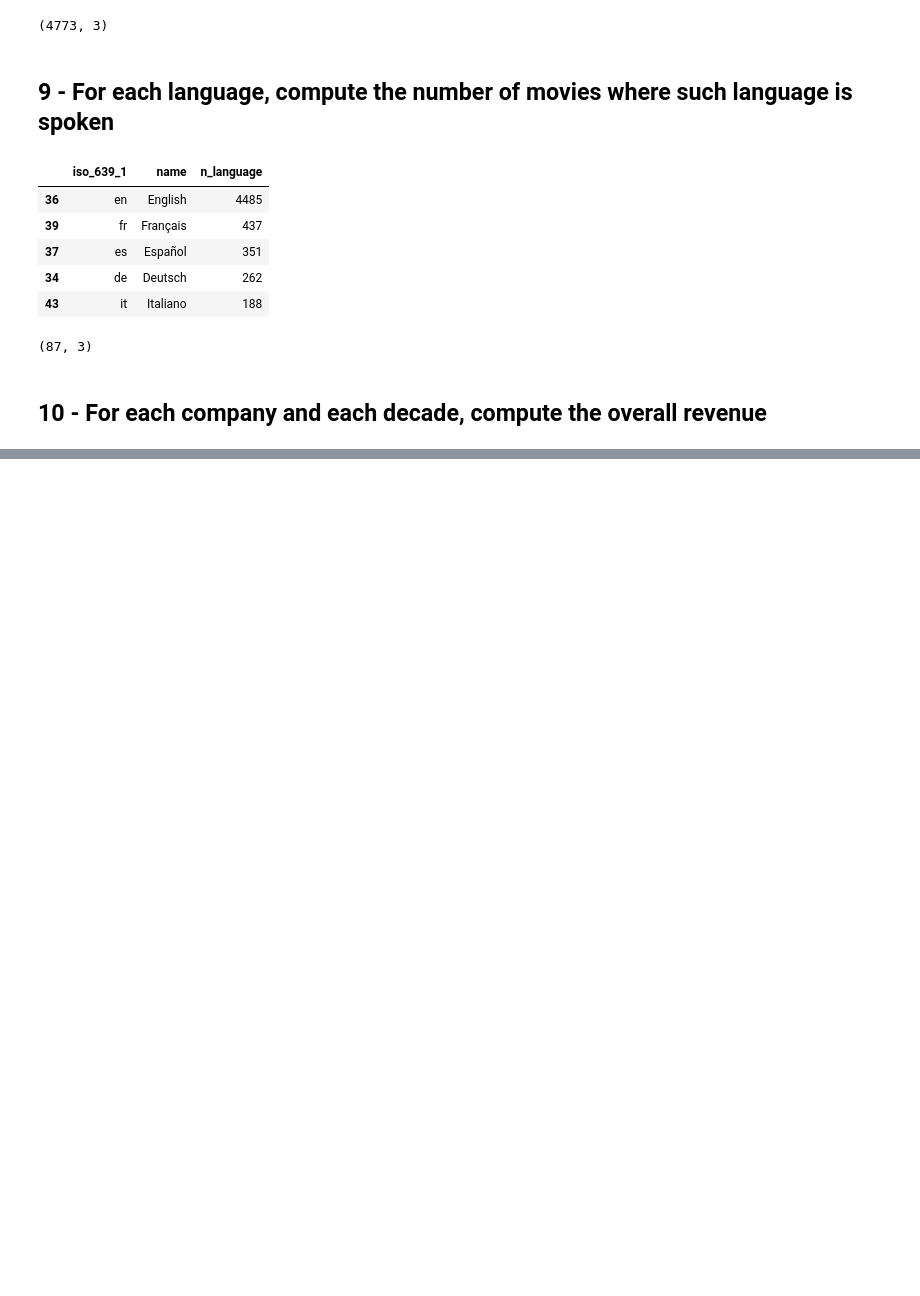
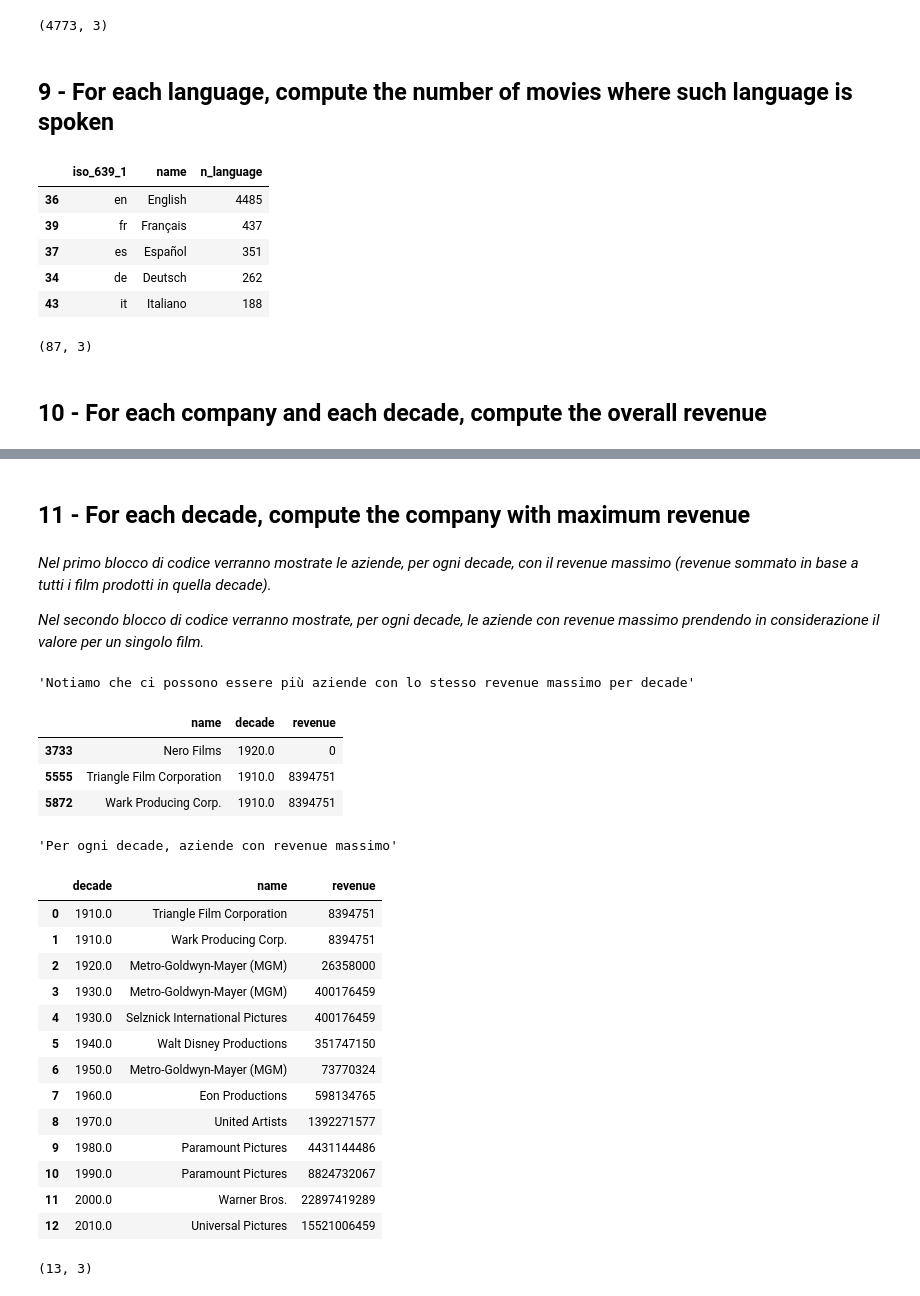
Before and after one commit to mat0692/FCS, a Jupyter notebook: Project FCS.ipynb, the cells around one changed output, grey strips where cells are left out. Cells and saved outputs as stored; diff of their text form; code cells hidden in the pictures; blank space fills up the shorter version.

```diff
--- a/Project FCS.ipynb
+++ b/Project FCS.ipynb
@@ -376,0 +397,36 @@ display(n_language[['iso_639_1', 'name', 'n_language']].sort_values("n_language"
+# %% [markdown]
+## 11 - For each decade, compute the company with maximum revenue
+# %% [markdown]
+*Nel primo blocco di codice verranno mostrate le aziende, per ogni decade, con il revenue massimo (revenue sommato in base a tutti i film prodotti in quella decade).*
+
+*Nel secondo blocco di codice verranno mostrate, per ogni decade, le aziende con revenue massimo prendendo in considerazione il valore per un singolo film.*
+# %%
+max_rev = overall.groupby('decade')['revenue'].max().reset_index() # vediamo massimo per ogni decade, siccome ce ne può essere più di uno per decade
+max_rev = pd.merge(max_rev, overall, on = ['decade', 'revenue'])[['decade', 'name', 'revenue']] # mergiamo per trovare tutte le aziende con lo stesso max per decade
+display("Notiamo che ci possono essere più aziende con lo stesso revenue massimo per decade",
+        overall.sort_values(['decade', 'revenue'], ascending = False).tail(3),
+        "Per ogni decade, aziende con revenue massimo",
+        max_rev,
+        max_rev.shape)
+# %% [output]
+'Notiamo che ci possono essere più aziende con lo stesso revenue massimo per decade'
+|  | name | decade | revenue |
+| 3733 | Nero Films | 1920.0 | 0 |
+| 5555 | Triangle Film Corporation | 1910.0 | 8394751 |
+| 5872 | Wark Producing Corp. | 1910.0 | 8394751 |
+'Per ogni decade, aziende con revenue massimo'
+|  | decade | name | revenue |
+| 0 | 1910.0 | Triangle Film Corporation | 8394751 |
+| 1 | 1910.0 | Wark Producing Corp. | 8394751 |
+| 2 | 1920.0 | Metro-Goldwyn-Mayer (MGM) | 26358000 |
+| 3 | 1930.0 | Metro-Goldwyn-Mayer (MGM) | 400176459 |
+| 4 | 1930.0 | Selznick International Pictures | 400176459 |
+| 5 | 1940.0 | Walt Disney Productions | 351747150 |
+| 6 | 1950.0 | Metro-Goldwyn-Mayer (MGM) | 73770324 |
+| 7 | 1960.0 | Eon Productions | 598134765 |
+| 8 | 1970.0 | United Artists | 1392271577 |
+| 9 | 1980.0 | Paramount Pictures | 4431144486 |
+| 10 | 1990.0 | Paramount Pictures | 8824732067 |
+| 11 | 2000.0 | Warner Bros. | 22897419289 |
+| 12 | 2010.0 | Universal Pictures | 15521006459 |
+(13, 3)
```
Also changed, not shown: parts of 4 cells of this notebook.
